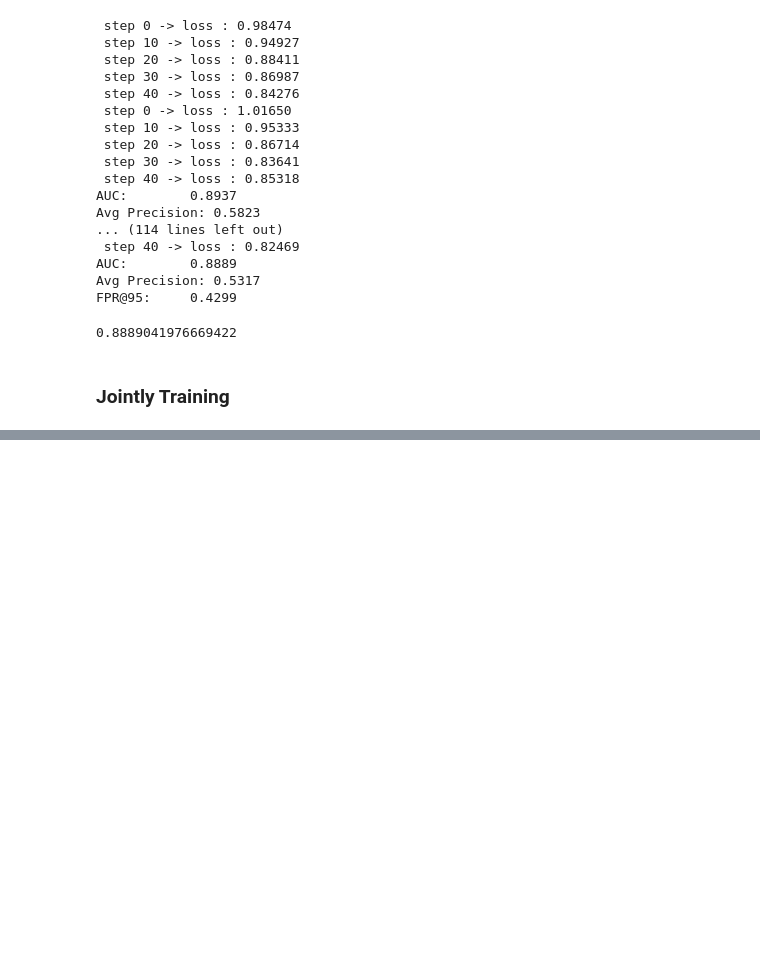
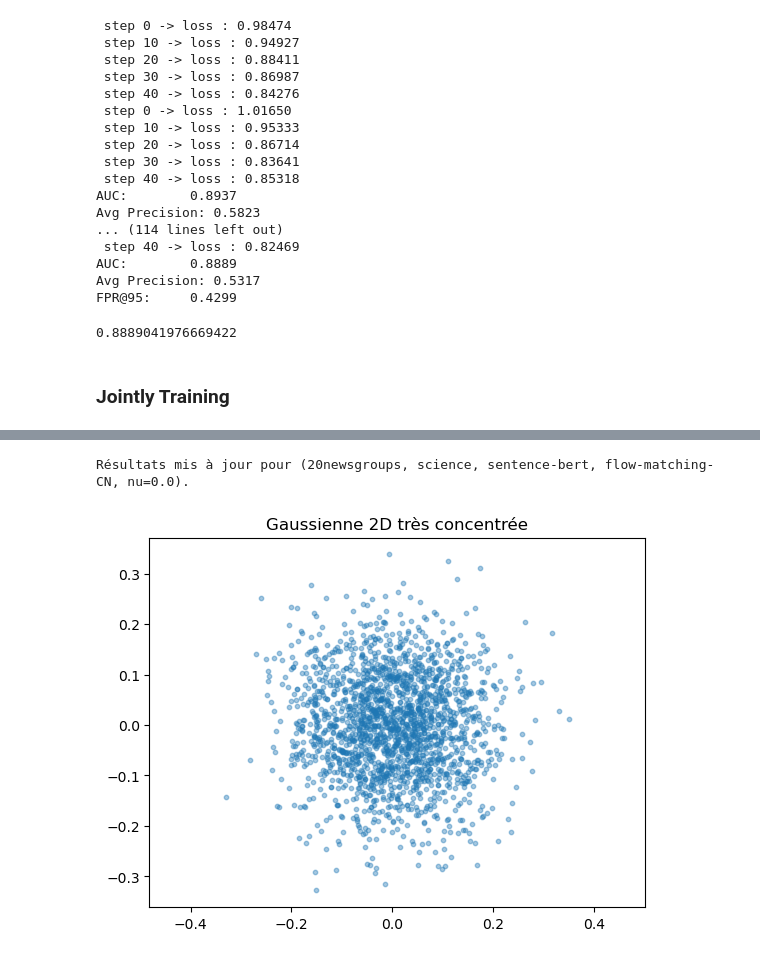
Before and after one commit to AmineYK/Textual-Anomaly-Detection-Framework, a Jupyter notebook: Anomaly Detection Framework/fm_dissect.ipynb, the cells around one changed output, grey strips where cells are left out. Drawn from its saved outputs; the diff is of its cells as text; code cells hidden in the pictures; blank space fills up the shorter version.

```diff
--- a/Anomaly Detection Framework/fm_dissect.ipynb
+++ b/Anomaly Detection Framework/fm_dissect.ipynb
@@ -886,0 +1187,22 @@ FM --> AUC: 0.7899 | FPR@95: 0.7533 | AP: 0.3119
+# %%
+save_results(
+                dataset_name=dataset_name, inlier_topic=inlier_topic ,type_emb='sentence-bert' ,ad_model="flow-matching-CN",
+                auc_mean=np.mean(list_auc_fm), ap_mean=np.mean(list_ap_fm),fpr_mean=np.mean(list_fpr_fm),
+                auc_std = np.std(list_auc_fm),ap_std =  np.std(list_ap_fm),fpr_std = np.std(list_fpr_fm),
+                train_time = np.mean(list_time_fm), nu=0.0, overwrite='naive'
+                )
+# %% [output]
+Résultats mis à jour pour (20newsgroups, science, sentence-bert, flow-matching-CN, nu=0.0).
+# %%
+mean = np.array([0.0, 0.0])
+cov = 0.01 * np.eye(2)
+
+x = np.random.multivariate_normal(mean, cov, 2000)
+
+plt.figure()
+plt.scatter(x[:, 0], x[:, 1], alpha=0.4, s=10)
+plt.axis("equal")
+plt.title("Gaussienne 2D très concentrée")
+plt.show()
+# %% [output]
+[figure, added]
```
Also changed, not shown: parts of 13 cells of this notebook, 4 other files.
